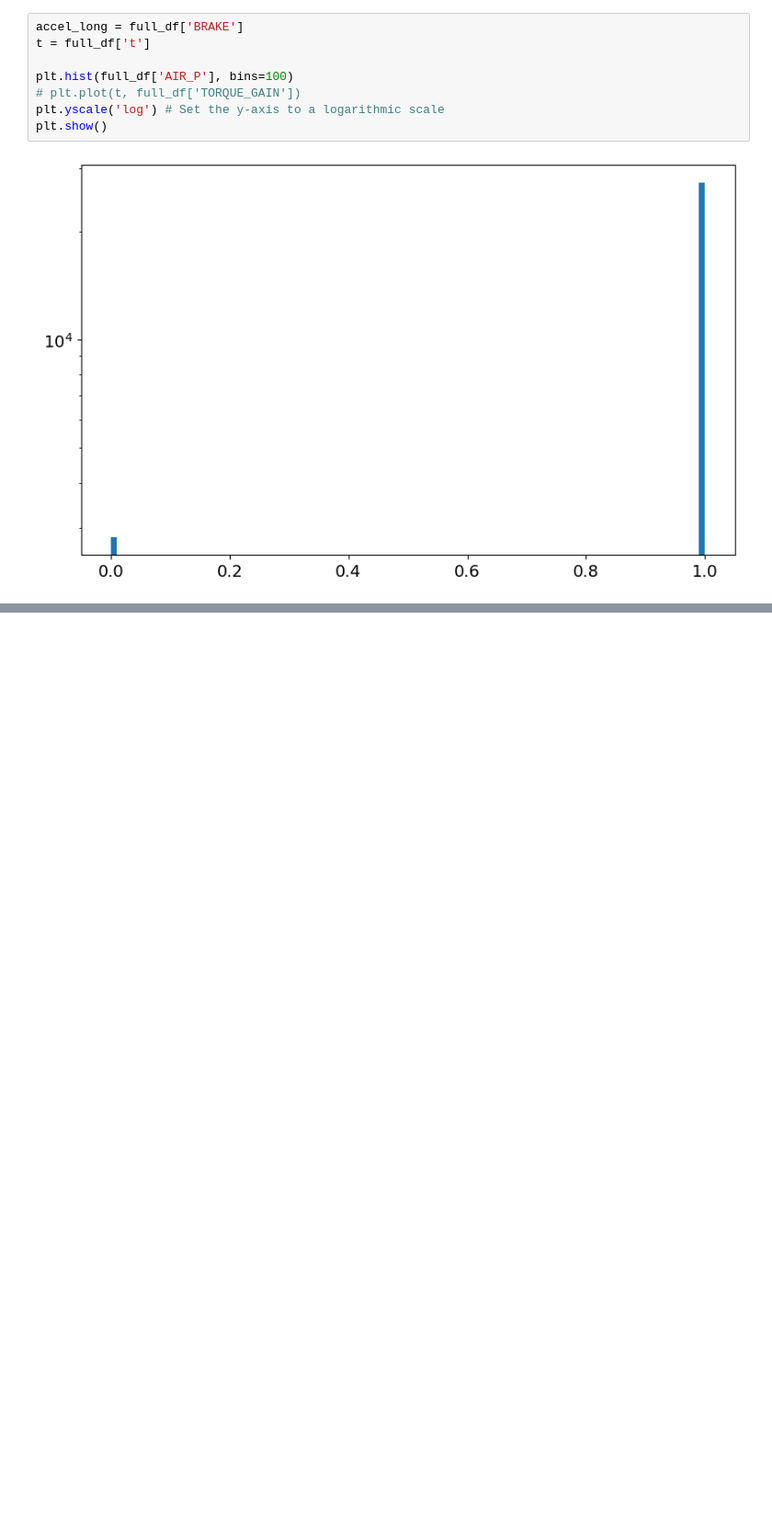
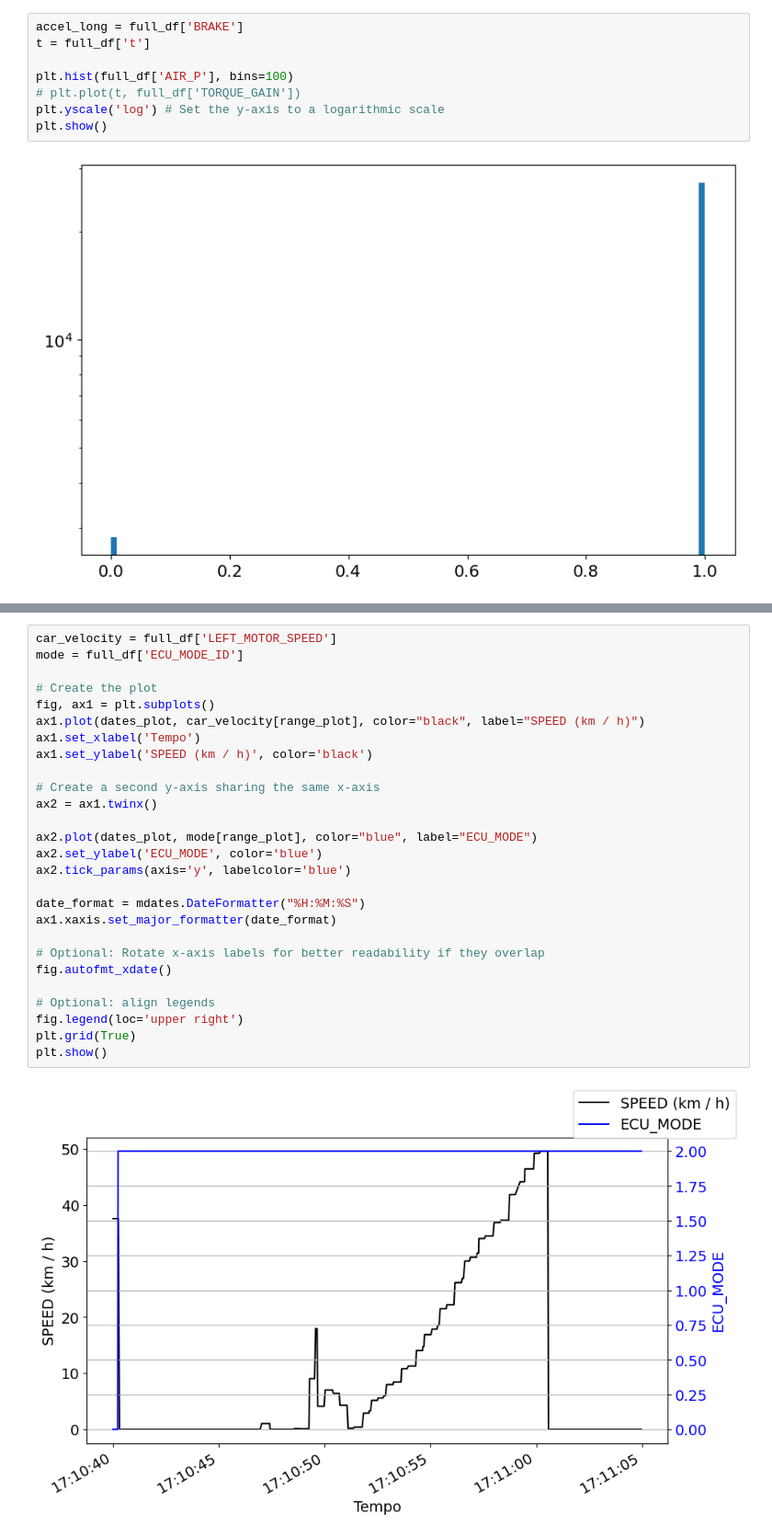
Before and after one commit to Tesla-UFMG/Data-Analysis, a Jupyter notebook: csv_testing.ipynb, the cells around one changed output, grey strips where cells are left out. Shown at 92% size. Drawn from its saved outputs; the diff is of its cells as text; blank space fills up the shorter version.

```diff
--- a/csv_testing.ipynb
+++ b/csv_testing.ipynb
@@ -44,0 +81,29 @@ plt.show()
+# %%
+car_velocity = full_df['LEFT_MOTOR_SPEED']
+mode = full_df['ECU_MODE_ID']
+
+# Create the plot
+fig, ax1 = plt.subplots()
+ax1.plot(dates_plot, car_velocity[range_plot], color="black", label="SPEED (km / h)")
+ax1.set_xlabel('Tempo')
+ax1.set_ylabel('SPEED (km / h)', color='black')
+
+# Create a second y-axis sharing the same x-axis
+ax2 = ax1.twinx()
+
+ax2.plot(dates_plot, mode[range_plot], color="blue", label="ECU_MODE")
+ax2.set_ylabel('ECU_MODE', color='blue')
+ax2.tick_params(axis='y', labelcolor='blue')
+
+date_format = mdates.DateFormatter("%H:%M:%S")
+ax1.xaxis.set_major_formatter(date_format)
+
+# Optional: Rotate x-axis labels for better readability if they overlap
+fig.autofmt_xdate()
+
+# Optional: align legends
+fig.legend(loc='upper right')
+plt.grid(True)
+plt.show()
+# %% [output]
+[figure, added]
```
Also changed, not shown: parts of 3 cells of this notebook, 23 other files.
